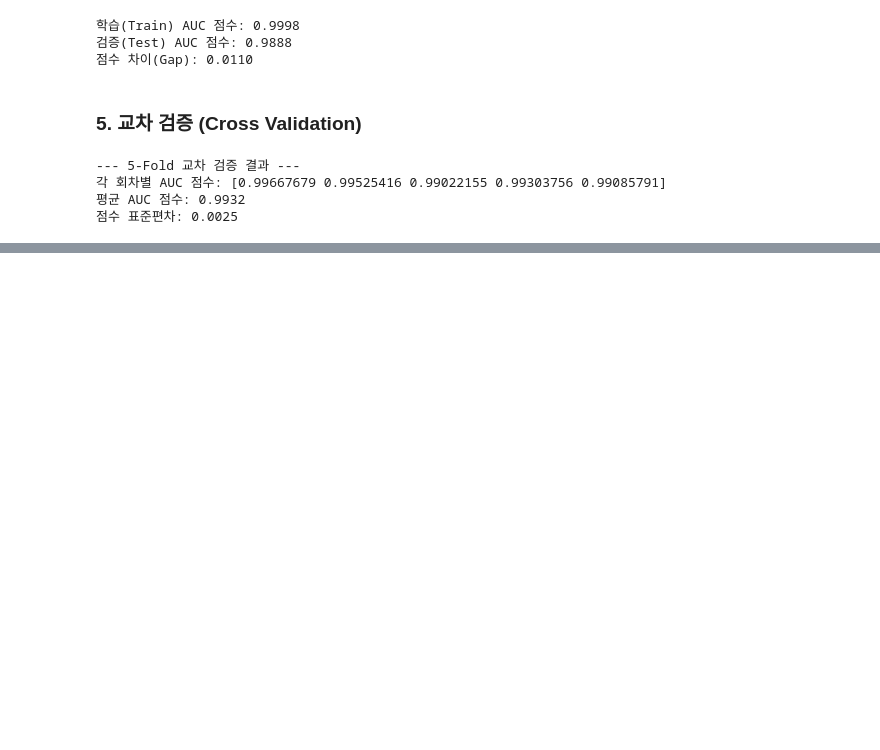
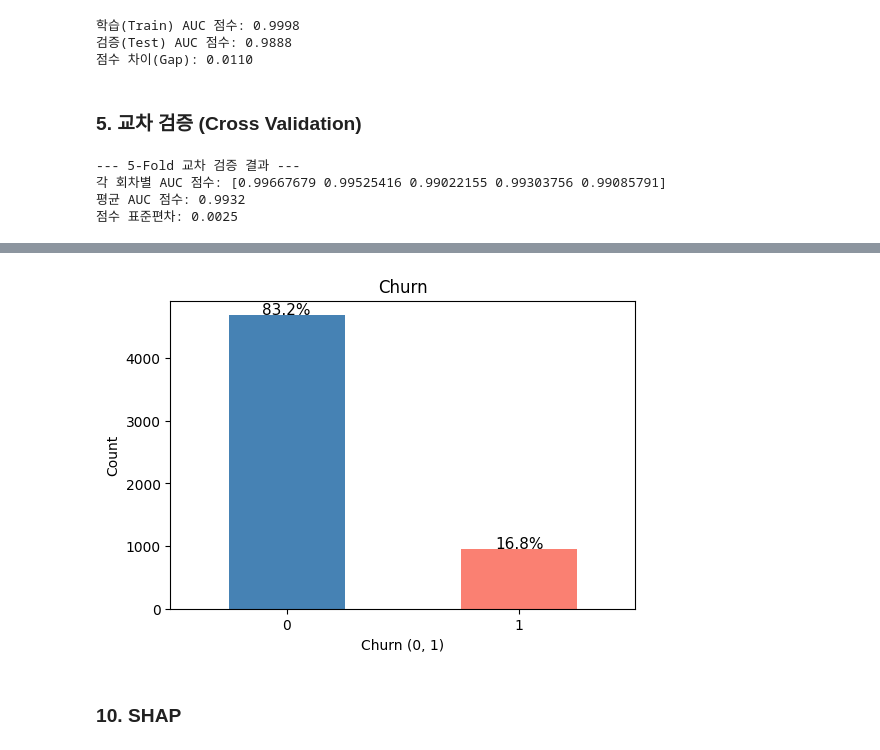
Before and after one commit to SKNETWORKS-FAMILY-AICAMP/SKN27-2nd-4TEAM, a Jupyter notebook: src/modeling/random_forest.ipynb, the cells around one changed output, grey strips where cells are left out. Cells and saved outputs as stored; diff of their text form; code cells hidden in the pictures; blank space fills up the shorter version.

```diff
--- a/src/modeling/random_forest.ipynb
+++ b/src/modeling/random_forest.ipynb
@@ -274,0 +357,15 @@ print(f"점수 표준편차: {np.std(scores):.4f}")
+# %%
+ax = churn_counts.plot(kind='bar', color=['steelblue', 'salmon'], figsize=(6, 4))
+for i, (count, ratio) in enumerate(zip(churn_counts, churn_ratio)):
+    ax.text(i, count + 10, f'{ratio:.1f}%', ha='center', fontsize=11)
+
+y.value_counts().plot(kind='bar', color=['steelblue', 'salmon'])
+plt.title('Churn')
+plt.xlabel('Churn (0, 1)')
+plt.ylabel('Count')
+plt.xticks(rotation=0)
+plt.show()
+# %% [output]
+[figure, added]
+# %% [markdown]
+### 10. SHAP
```
Also changed, not shown: parts of 13 cells of this notebook, 4 other files.
